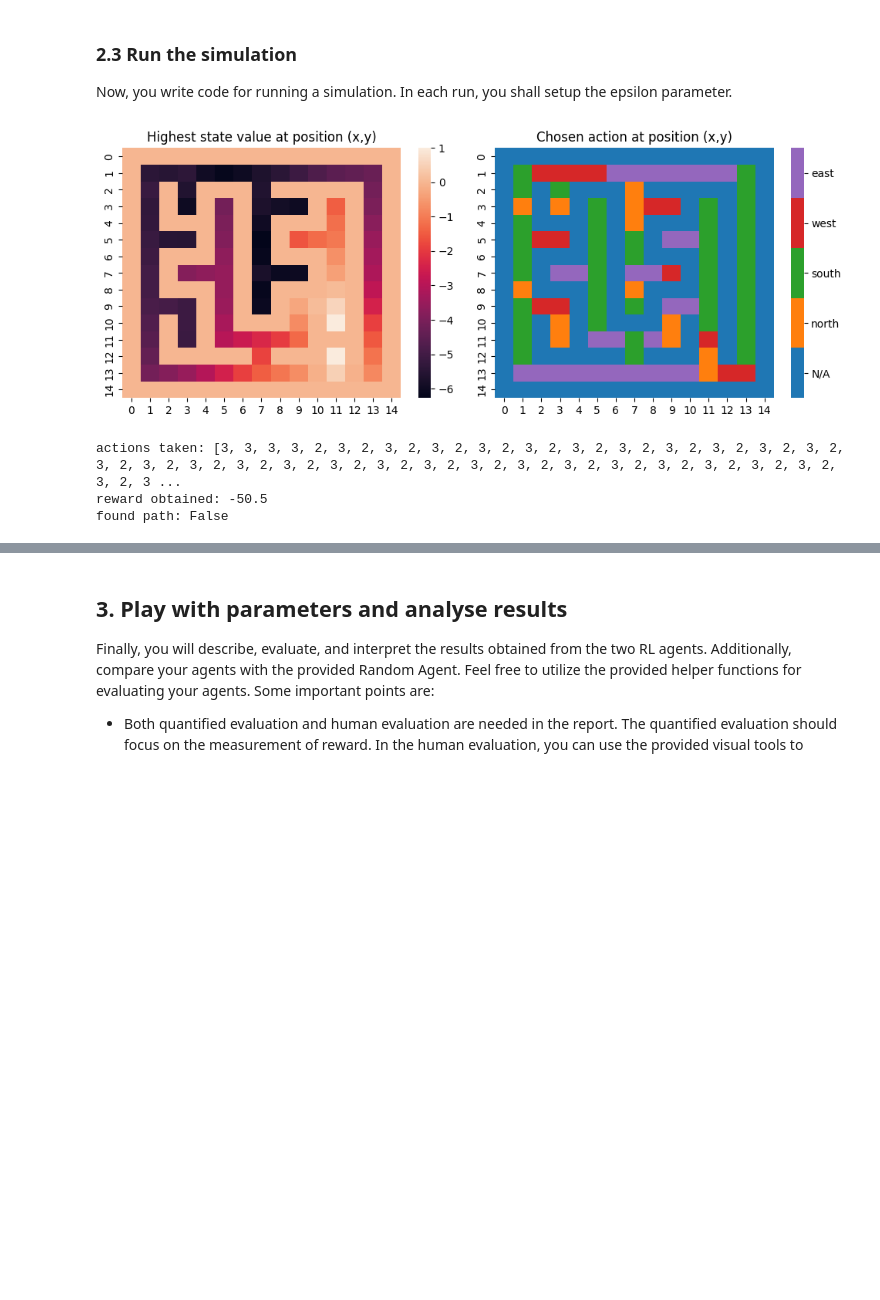
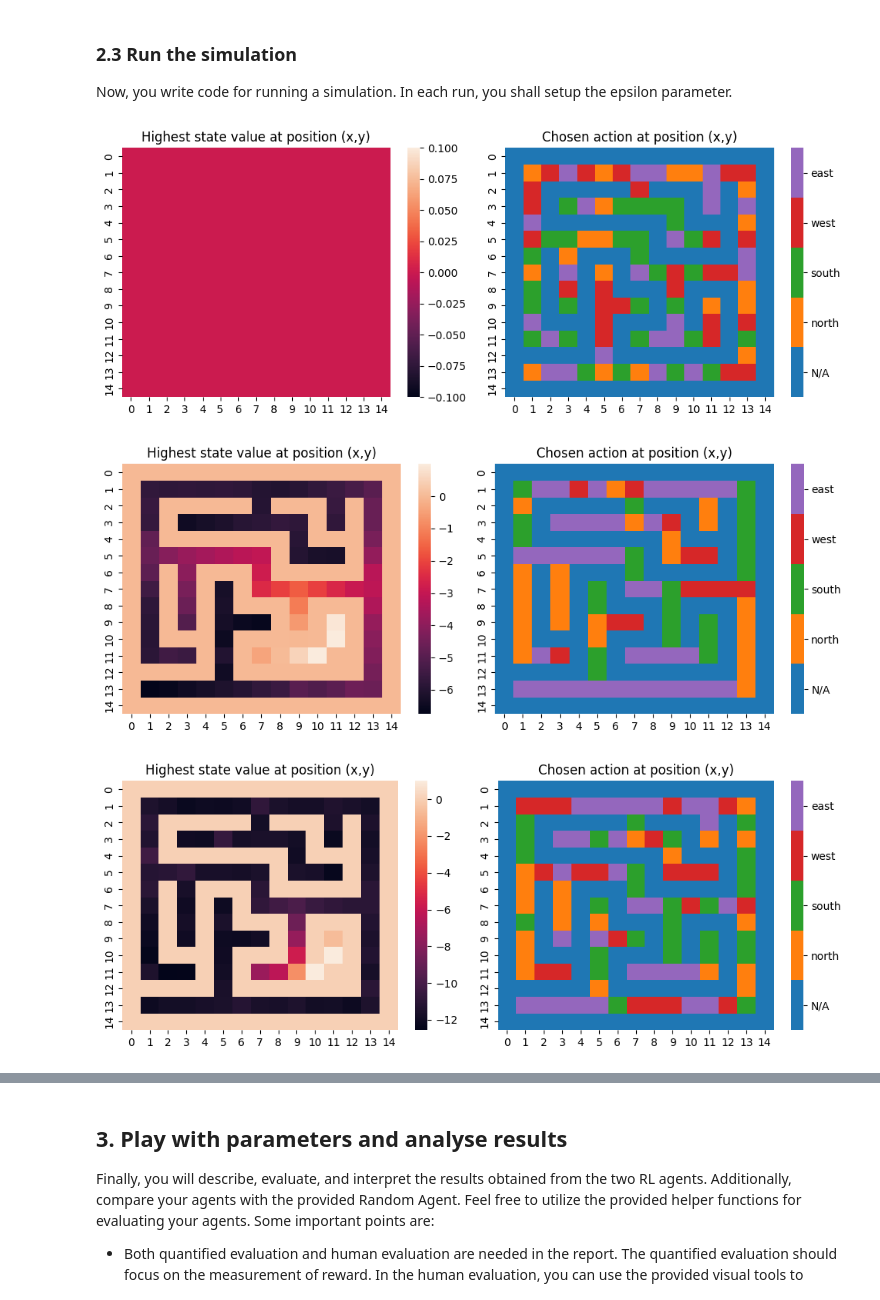
Before and after one commit to MarognaLorenzo/ApplicationOfMachineLearning, a Jupyter notebook: Assignment4/notebooks/Tomas.ipynb, the cells around one changed output, grey strips where cells are left out. Cells and saved outputs as stored; diff of their text form; code cells hidden in the pictures; blank space fills up the shorter version.

```diff
--- a/Assignment4/notebooks/Tomas.ipynb
+++ b/Assignment4/notebooks/Tomas.ipynb
@@ -195,30 +290,28 @@ Here, we have also provided an example agent: the Random Agent.  It follows a ra
 # %%
 # Random agent
-class RandomAgent():
+class RandomAgent(Agent):
     def __init__(self,
                  env: TaskEnv,
-                 exploration_rate: float = None,
-                 learning_rate: float = None,
-                 discount_factor: float = None) -> int:
-        self.epsilon = 1  # A random agent "explores" always, so epsilon will be 1
-        self.alpha = 0  # A random agent never learns, so there's no need for a learning rate
-        self.gamma = 0  # A random agent does not update it's q-table. Hence, it's zero.
-        self.q_table = np.zeros(env.observation_space.shape + (env.action_space.n, ), dtype=float)
-        self.actions = env.action_space
+                 name: str):
+        epsilon = 1  # A random agent "explores" always, so epsilon will be 1
+        alpha = 0  # A random agent never learns, so there's no need for a learning rate
+        gamma = 0  # A random agent does not update it's q-table. Hence, it's zero.
+
+        super().__init__(env, name, epsilon, alpha, gamma)
 
     def select_action(self, state: Tuple[int, int], use_greedy_strategy: bool = False) -> int:
-        if not use_greedy_strategy:
-            if random.random() < self.epsilon:
-                next_action = self.actions.sample()
-                return next_action
+        return super().select_action(state, use_greedy_strategy=use_greedy_strategy)
 
-        x, y = state
-        max_val = np.max(self.q_table[x, y, :])
-        find_max_val = np.where(self.q_table[x, y, :] == max_val)
-        next_action = np.random.choice(find_max_val[0])
-        return next_action
+    def learn(self):
+        return None
 
-    def learn(self, state, action, next_state, reward, done):
+    def train(self, progress_bar=True):
         return None
+
+    def solve(self, get_frames = True, starting_position = None):
+        return super().solve(get_frames=get_frames, starting_position=starting_position)
+
+    def evaluate(self):
+        return super().evaluate()
 # %%
 # TODO: implement two agents
@@ -343,21 +429,19 @@ Now, you write code for running a simulation. In each run, you shall setup the e
 # %%
 # TODO: run the simulation
 
 # create environment and agent
 env = TaskEnv()
-q_agent = QLearnAgent(env)
+rand_agent = RandomAgent(env, "Random Agent")
+q_agent = QLearnAgent(env, "QLearn Agent")
+sarsa_agent = SARSAAgent(env, "SARSA Agent")
 
-q_agent.train(10000)
+q_agent.train(5000)
+sarsa_agent.train(5000)
 
+visualize_agent_brain(rand_agent, env)
 visualize_agent_brain(q_agent, env)
+visualize_agent_brain(sarsa_agent, env)
 # %% [output]
-[figure, old version]
+[figure, new version]
+[figure, added]
+[figure, added]
-# %%
-actions, frames, reward, found_path = q_agent.solve()
-print(f"actions taken: {actions}")
-print(f"reward obtained: {reward}")
-print(f"found path: {found_path}")
-# %% [output]
-actions taken: [3, 3, 3, 3, 2, 3, 2, 3, 2, 3, 2, 3, 2, 3, 2, 3, 2, 3, 2, 3, 2, 3, 2, 3, 2, 3, 2, 3, 2, 3, 2, 3, 2, 3, 2, 3, 2, 3, 2, 3, 2, 3, 2, 3, 2, 3, 2, 3, 2, 3, 2, 3, 2, 3, 2, 3, 2, 3, 2, 3, 2, 3 ...
-reward obtained: -50.5
-found path: False
```
Also changed, not shown: parts of 10 cells of this notebook.
